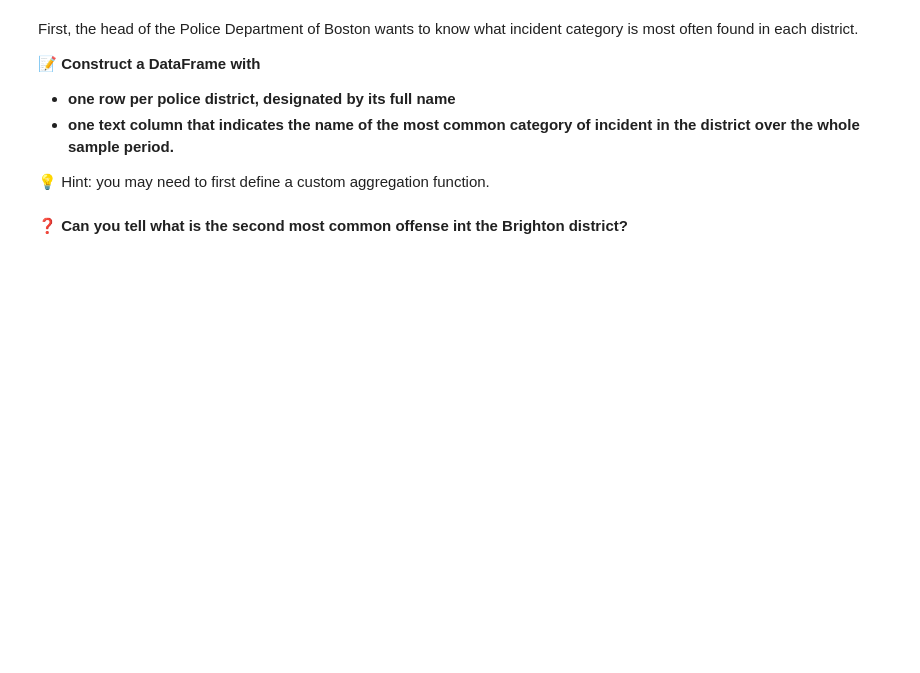
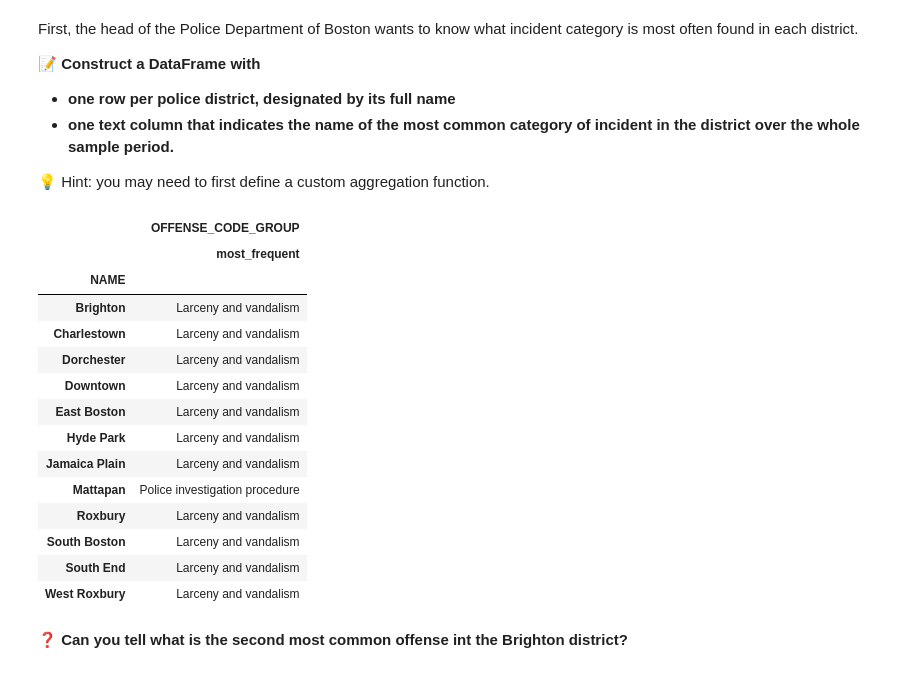
Before and after one commit to JPRezler/data-certification-exam, a Jupyter notebook: decision_science/boston_crimes.ipynb, the cells around one changed output. Cells and saved outputs as stored; diff of their text form; code cells hidden in the pictures; blank space fills up the shorter version.

```diff
--- a/decision_science/boston_crimes.ipynb
+++ b/decision_science/boston_crimes.ipynb
@@ -448,2 +461,28 @@ First, the head of the Police Department of Boston wants to know what incident c
+# %%
+def most_frequent (serie):
+    '''
+    take a serie as input and return the most frequent occurrence
+    '''
+    return serie.mode()[0]
+# %%
+most_frequent_df = data.groupby('NAME').agg({'OFFENSE_CODE_GROUP' : [most_frequent] })
+# %%
+most_frequent_df
+# %% [output]
+|  | OFFENSE_CODE_GROUP |
+|  | most_frequent |
+| NAME |  |
+| Brighton | Larceny and vandalism |
+| Charlestown | Larceny and vandalism |
+| Dorchester | Larceny and vandalism |
+| Downtown | Larceny and vandalism |
+| East Boston | Larceny and vandalism |
+| Hyde Park | Larceny and vandalism |
+| Jamaica Plain | Larceny and vandalism |
+| Mattapan | Police investigation procedure |
+| Roxbury | Larceny and vandalism |
+| South Boston | Larceny and vandalism |
+| South End | Larceny and vandalism |
+| West Roxbury | Larceny and vandalism |
 # %% [markdown]
 **❓ Can you tell what is the second most common offense int the Brighton district?**
```
Also changed, not shown: parts of 11 cells of this notebook, 1 other file.
